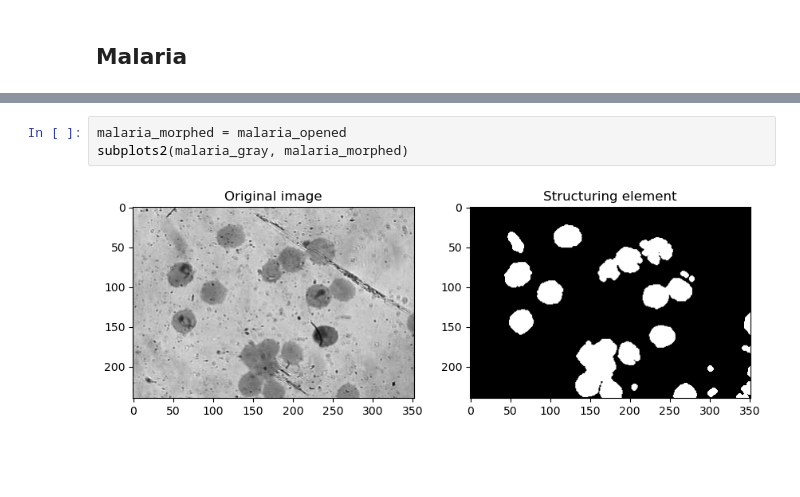
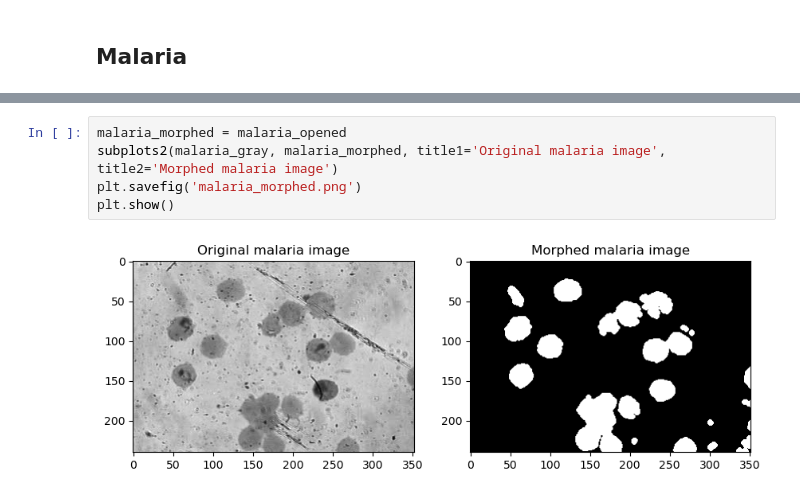
Before and after one commit to genvert/AP_157_FX-2_Vertudez, a Jupyter notebook: Activity 6/Activity 6.ipynb, the cells around one changed output, grey strips where cells are left out. Cells and saved outputs as stored; diff of their text form; blank space fills up the shorter version.

```diff
--- a/Activity 6/Activity 6.ipynb
+++ b/Activity 6/Activity 6.ipynb
@@ -207,6 +284,8 @@ subplots2(malaria_closed,malaria_opened,title1='Closed image',title2='Opened ima
 [figure]
 # %%
 malaria_morphed = malaria_opened
-subplots2(malaria_gray, malaria_morphed)
+subplots2(malaria_gray, malaria_morphed, title1='Original malaria image', title2='Morphed malaria image')
+plt.savefig('malaria_morphed.png')
+plt.show()
 # %% [output]
-[figure, old version]
+[figure, new version]
```
Also changed, not shown: parts of 9 cells of this notebook, 30 other files.
